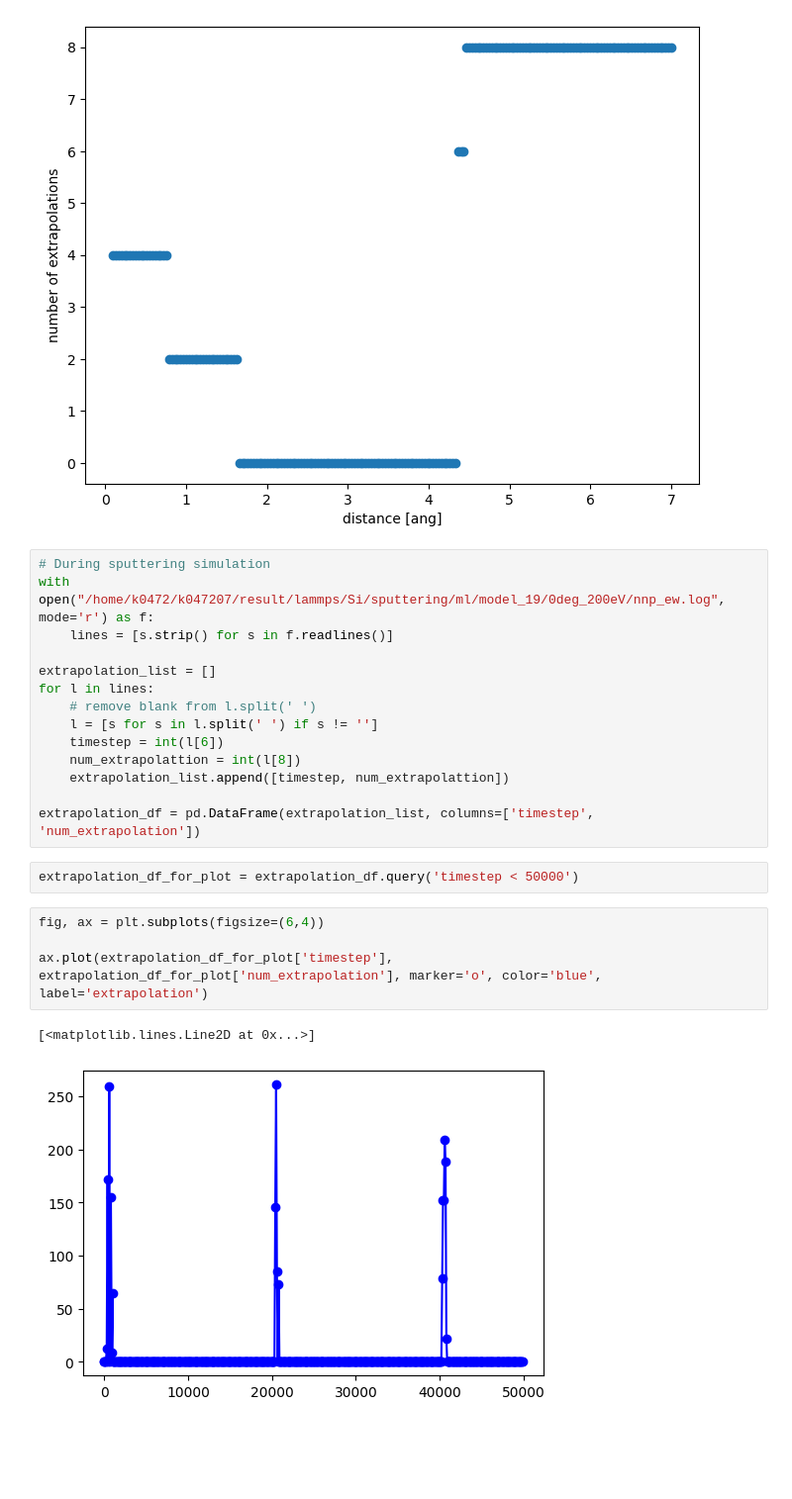
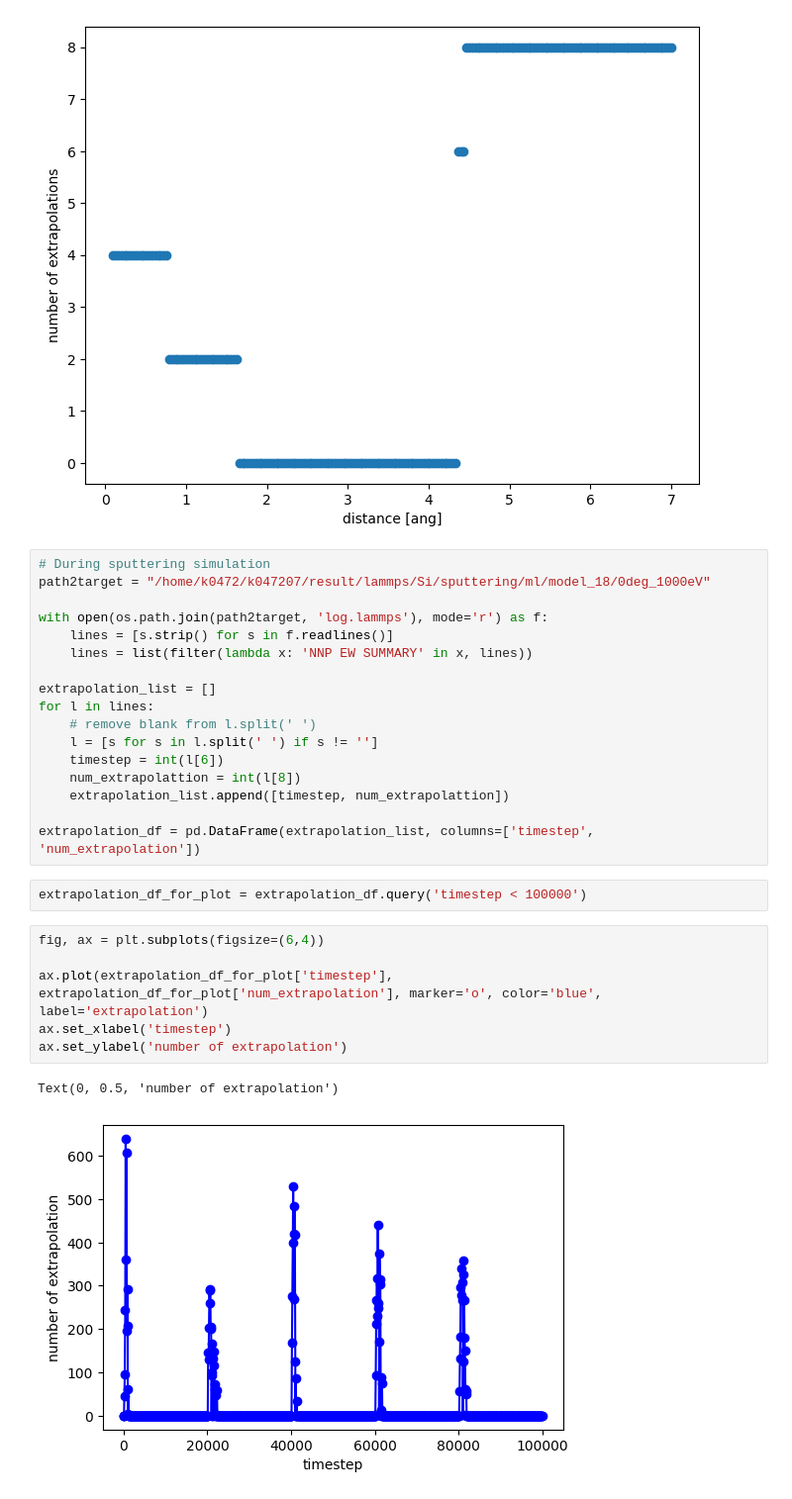
Before and after one commit to y1u0d2a1i/ml_potential, a Jupyter notebook: analyze/lmp/wip/extrapolation_analysis.ipynb, the cells around one changed output. Shown at 99% size. Drawn from its saved outputs; the diff is of its cells as text; blank space fills up the shorter version.

```diff
--- a/analyze/lmp/wip/extrapolation_analysis.ipynb
+++ b/analyze/lmp/wip/extrapolation_analysis.ipynb
@@ -33,8 +35,11 @@ ax.set(xlabel='distance [ang]', ylabel='number of extrapolations')
 [figure]
 # %%
 # During sputtering simulation
-with open("/home/k0472/k047207/result/lammps/Si/sputtering/ml/model_19/0deg_200eV/nnp_ew.log", mode='r') as f:
+path2target = "/home/k0472/k047207/result/lammps/Si/sputtering/ml/model_18/0deg_1000eV"
+
+with open(os.path.join(path2target, 'log.lammps'), mode='r') as f:
     lines = [s.strip() for s in f.readlines()]
+    lines = list(filter(lambda x: 'NNP EW SUMMARY' in x, lines))
 
 extrapolation_list = []
 for l in lines:
@@ -46,11 +51,13 @@ for l in lines:
 
 extrapolation_df = pd.DataFrame(extrapolation_list, columns=['timestep', 'num_extrapolation'])
 # %%
-extrapolation_df_for_plot = extrapolation_df.query('timestep < 50000')
+extrapolation_df_for_plot = extrapolation_df.query('timestep < 100000')
 # %%
 fig, ax = plt.subplots(figsize=(6,4))
 
 ax.plot(extrapolation_df_for_plot['timestep'], extrapolation_df_for_plot['num_extrapolation'], marker='o', color='blue', label='extrapolation')
+ax.set_xlabel('timestep')
+ax.set_ylabel('number of extrapolation')
 # %% [output]
-[<matplotlib.lines.Line2D at 0x...>]
+Text(0, 0.5, 'number of extrapolation')
-[figure, old version]
+[figure, new version]
```
Also changed, not shown: parts of 1 cell of this notebook, 3 other files.
